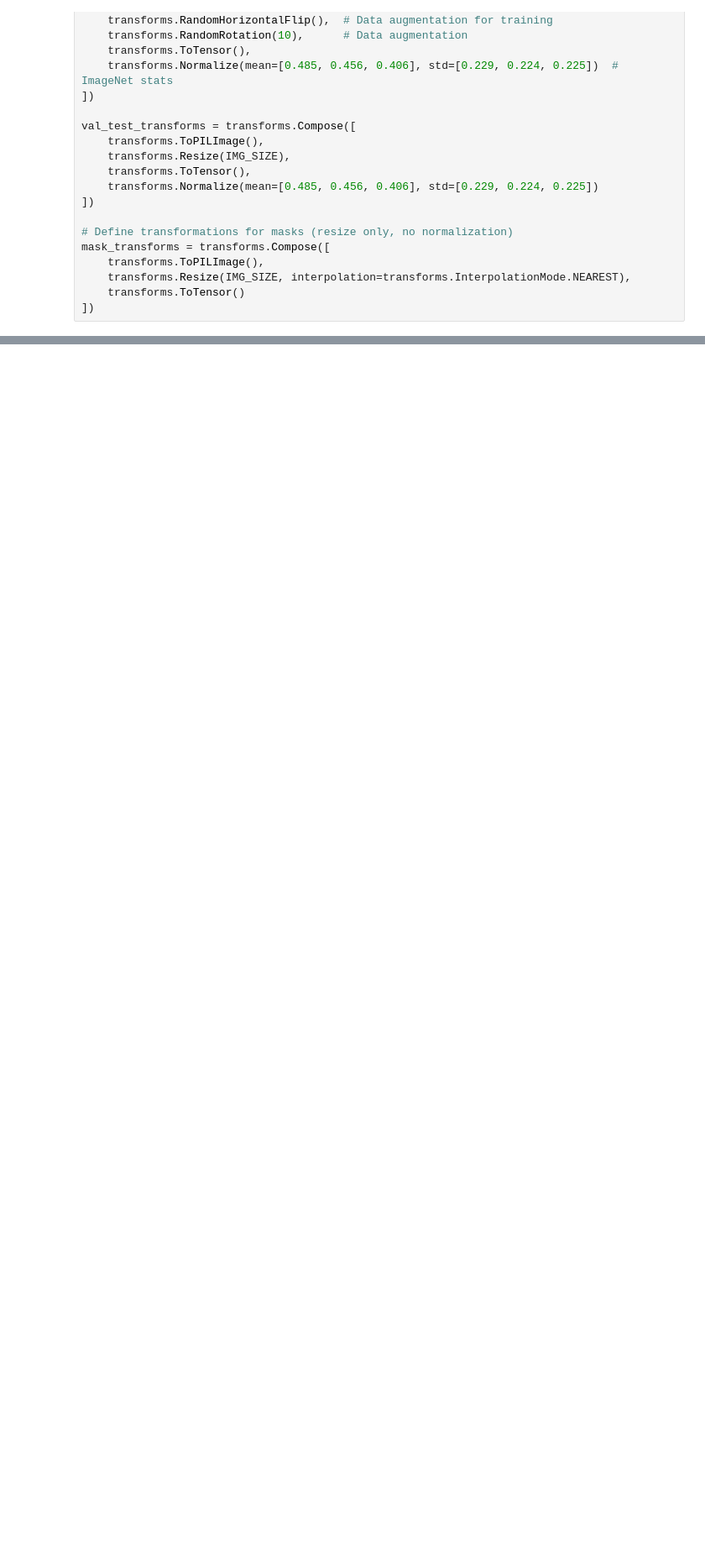
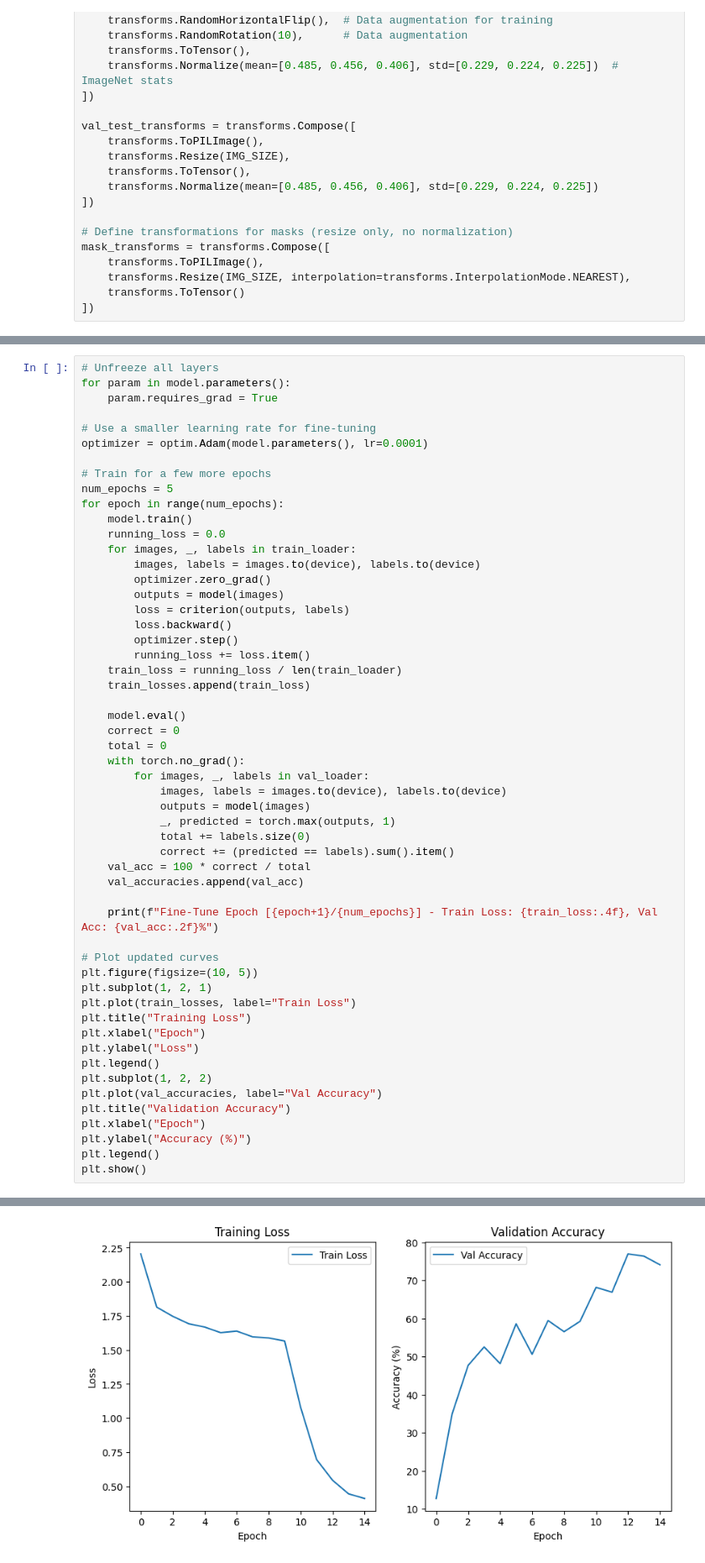
Before and after one commit to AhmedSamir423/Skin-Cancer-Classification-and-Segmentation, a Jupyter notebook: SkinCancerProject.ipynb, the cells around one changed output, grey strips where cells are left out. Shown: that part at 84% size. Drawn from its saved outputs; the diff is of its cells as text; blank space fills up the shorter version.

```diff
--- a/SkinCancerProject.ipynb
+++ b/SkinCancerProject.ipynb
@@ -554,0 +527,55 @@ import numpy as np
+# %%
+# Unfreeze all layers
+for param in model.parameters():
+    param.requires_grad = True
+
+# Use a smaller learning rate for fine-tuning
+optimizer = optim.Adam(model.parameters(), lr=0.0001)
+
+# Train for a few more epochs
+num_epochs = 5
+for epoch in range(num_epochs):
+    model.train()
+    running_loss = 0.0
+    for images, _, labels in train_loader:
+        images, labels = images.to(device), labels.to(device)
+        optimizer.zero_grad()
+        outputs = model(images)
+        loss = criterion(outputs, labels)
+        loss.backward()
+        optimizer.step()
+        running_loss += loss.item()
+    train_loss = running_loss / len(train_loader)
+    train_losses.append(train_loss)
+
+    model.eval()
+    correct = 0
+    total = 0
+    with torch.no_grad():
+        for images, _, labels in val_loader:
+            images, labels = images.to(device), labels.to(device)
+            outputs = model(images)
+            _, predicted = torch.max(outputs, 1)
+            total += labels.size(0)
+            correct += (predicted == labels).sum().item()
+    val_acc = 100 * correct / total
+    val_accuracies.append(val_acc)
+
+    print(f"Fine-Tune Epoch [{epoch+1}/{num_epochs}] - Train Loss: {train_loss:.4f}, Val Acc: {val_acc:.2f}%")
+
+# Plot updated curves
+plt.figure(figsize=(10, 5))
+plt.subplot(1, 2, 1)
+plt.plot(train_losses, label="Train Loss")
+plt.title("Training Loss")
+plt.xlabel("Epoch")
+plt.ylabel("Loss")
+plt.legend()
+plt.subplot(1, 2, 2)
+plt.plot(val_accuracies, label="Val Accuracy")
+plt.title("Validation Accuracy")
+plt.xlabel("Epoch")
+plt.ylabel("Accuracy (%)")
+plt.legend()
+plt.show()
+# %% [output]
@@ -555 +587,2 @@ import numpy as np
+[figure, added]
 # %%
```
Also changed, not shown: parts of 23 cells of this notebook.
